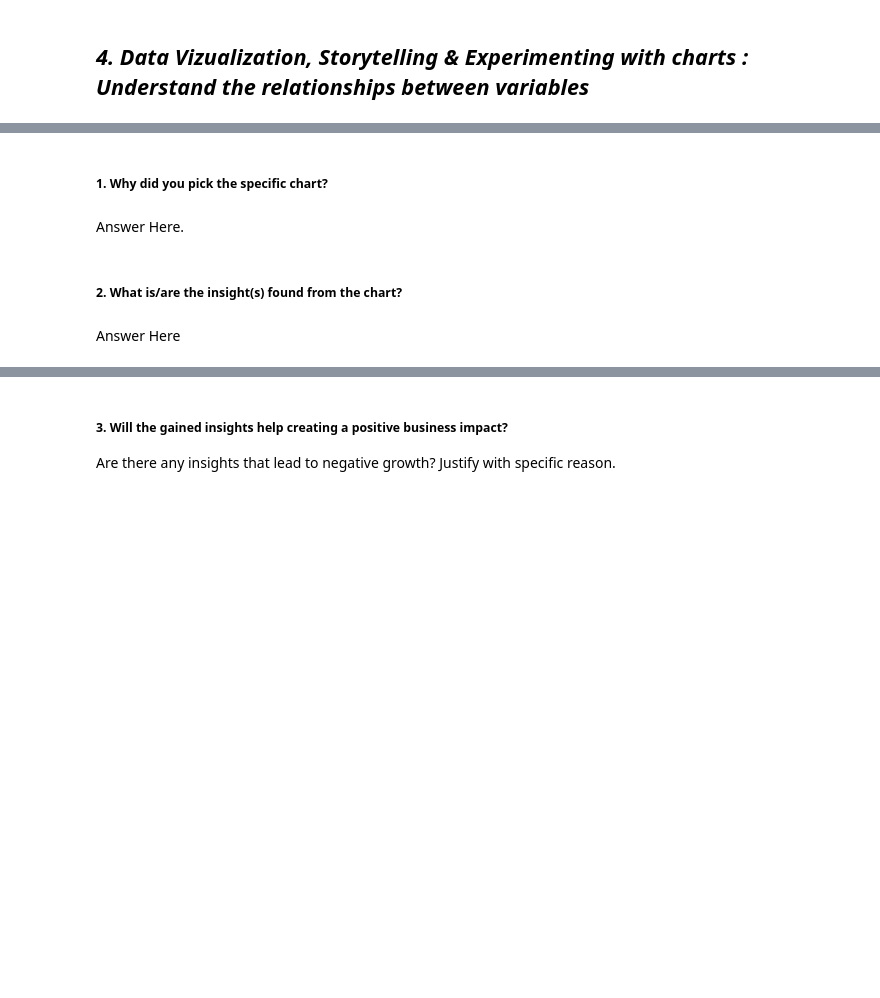
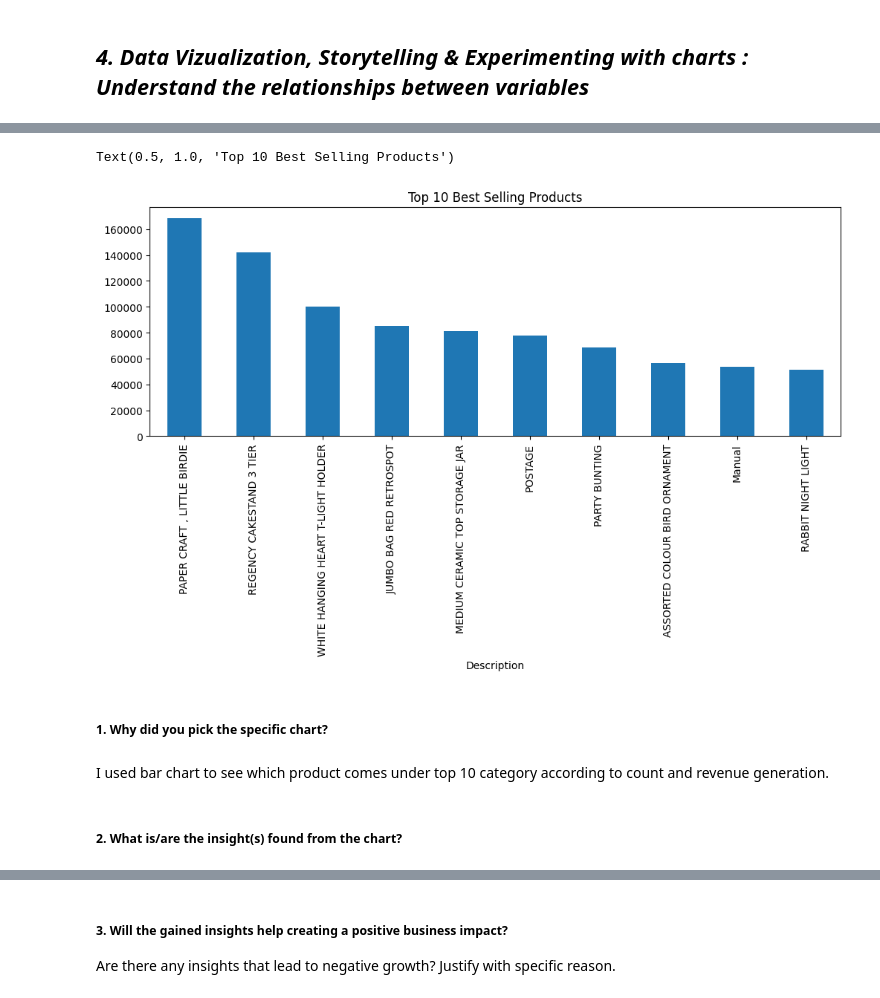
Before and after one commit to akshat-mishra-ds/Myntra-Online-Retail-Customer-Segmentation, a Jupyter notebook: Myntra_Online_Retail_Customer_Segmentation.ipynb, the cells around one changed output, grey strips where cells are left out. Saved outputs shown, nothing was run; the diff lists cells and outputs as text; code cells hidden in the pictures; blank space fills up the shorter version.

```diff
--- a/Myntra_Online_Retail_Customer_Segmentation.ipynb
+++ b/Myntra_Online_Retail_Customer_Segmentation.ipynb
@@ -337,8 +378,14 @@ Myntra_df['Purchase_Amount'] = Myntra_df['Quantity'] * Myntra_df['UnitPrice']
+# %%
+# Barplot of best selling products
+plt.figure(figsize=(12, 4))
+Myntra_df.groupby('Description')['Purchase_Amount'].sum().sort_values(ascending=False).head(10).plot(kind='bar')
+plt.title('Top 10 Best Selling Products')
+# %% [output]
+Text(0.5, 1.0, 'Top 10 Best Selling Products')
+[figure, added]
 # %% [markdown]
 ##### 1. Why did you pick the specific chart?
-# %% [markdown]
-Answer Here.
+# %% [markdown]
+I used bar chart to see which product comes under top 10 category according to count and revenue generation.
 # %% [markdown]
 ##### 2. What is/are the insight(s) found from the chart?
-# %% [markdown]
-Answer Here
```
Also changed, not shown: parts of 8 cells of this notebook.
